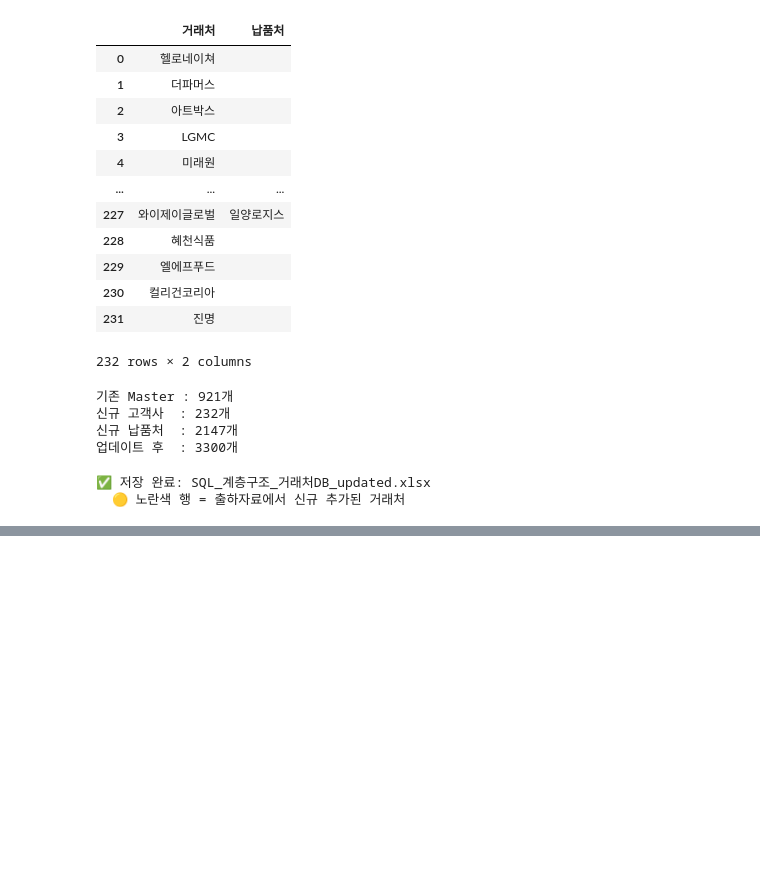
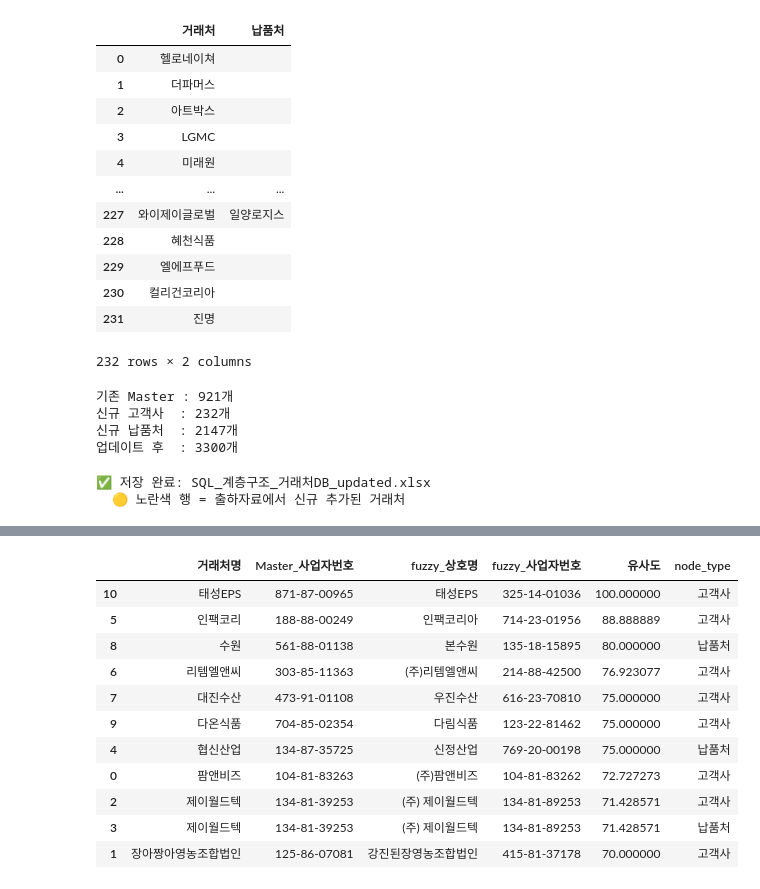
Before and after one commit to kevinkor0330-prog/31, a Jupyter notebook: psql_insert/hierarchy/build_hiarchy_table_V4.ipynb, the cells around one changed output, grey strips where cells are left out. Cells and saved outputs as stored; diff of their text form; code cells hidden in the pictures; blank space fills up the shorter version.

```diff
--- a/psql_insert/hierarchy/build_hiarchy_table_V4.ipynb
+++ b/psql_insert/hierarchy/build_hiarchy_table_V4.ipynb
@@ -785,0 +901,13 @@ print("  🟡 노란색 행 = 출하자료에서 신규 추가된 거래처")
+# %%
+# left_only: Master에는 있는데 홈택스에 없는 것
+left_only = merged[merged["_merge"] == "left_only"]
+print(f"left_only: {len(left_only)}개")
+
+# right_only: 홈택스에는 있는데 Master에 없는 것
+right_only = merged[merged["_merge"] == "right_only"]
+print(f"right_only: {len(right_only)}개")
+print()
+
+# right_only 샘플 - 홈택스에만 있는 거래처들
+print("【홈택스에만 있는 거래처 샘플】")
+print(right_only[["홈택스_거래처등록번호", "홈택스_거래처상호"]].head(20).to_string())
@@ -785,0 +943,61 @@ print("  🟡 노란색 행 = 출하자료에서 신규 추가된 거래처")
+# %%
+from rapidfuzz import process, fuzz
+
+# 홈택스 상호명 리스트
+hometax_names = df_hometax["홈택스_거래처상호"].dropna().tolist()
+hometax_biz   = df_hometax[["홈택스_거래처등록번호", "홈택스_거래처상호"]].dropna()
+
+# ── 케이스 1: 사업자번호 없는 것 ──────────────
+# 거래처명으로만 fuzzy
+no_biz = left_only[left_only["사업자번호"].isna()].copy()
+
+no_biz_results = []
+for _, row in no_biz.iterrows():
+    match = process.extractOne(
+        row["거래처명"],
+        hometax_names,
+        scorer=fuzz.token_sort_ratio,
+        score_cutoff=70          # 70% 이상만
+    )
+    if match:
+        no_biz_results.append({
+            "거래처명"        : row["거래처명"],
+            "fuzzy_상호명"    : match[0],
+            "유사도"          : match[1],
+            "node_type"       : row["node_type"],
+        })
+
+df_no_biz_fuzzy = pd.DataFrame(no_biz_results).sort_values("유사도", ascending=False)
+print(f"사업자번호 없는 것 중 fuzzy 매칭: {len(df_no_biz_fuzzy)}개")
+df_no_biz_fuzzy
+
+# ── 케이스 2: 사업자번호 있는데 매칭 실패 ──────
+# 거래처명 + 사업자번호 둘 다 활용
+has_biz = left_only[left_only["사업자번호"].notna()].copy()
+
+has_biz_results = []
+for _, row in has_biz.iterrows():
+    match = process.extractOne(
+        row["거래처명"],
+        hometax_names,
+        scorer=fuzz.token_sort_ratio,
+        score_cutoff=70
+    )
+    if match:
+        # 매칭된 홈택스 상호명의 사업자번호도 가져오기
+        matched_biz = hometax_biz[
+            hometax_biz["홈택스_거래처상호"] == match[0]
+        ]["홈택스_거래처등록번호"].values
+        has_biz_results.append({
+            "거래처명"          : row["거래처명"],
+            "Master_사업자번호" : row["사업자번호"],
+            "fuzzy_상호명"      : match[0],
+            "fuzzy_사업자번호"  : matched_biz[0] if len(matched_biz) > 0 else None,
+            "유사도"            : match[1],
+            "node_type"         : row["node_type"],
+        })
+
+df_has_biz_fuzzy = pd.DataFrame(has_biz_results).sort_values("유사도", ascending=False)
+print(f"사업자번호 있는데 매칭 실패 중 fuzzy 매칭: {len(df_has_biz_fuzzy)}개")
+df_has_biz_fuzzy
+# %% [output]
@@ -785,0 +1006,12 @@ print("  🟡 노란색 행 = 출하자료에서 신규 추가된 거래처")
+|  | 거래처명 | Master_사업자번호 | fuzzy_상호명 | fuzzy_사업자번호 | 유사도 | node_type |
+| 10 | 태성EPS | 871-87-00965 | 태성EPS | 325-14-01036 | 100.000000 | 고객사 |
+| 5 | 인팩코리 | 188-88-00249 | 인팩코리아 | 714-23-01956 | 88.888889 | 고객사 |
+| 8 | 수원 | 561-88-01138 | 본수원 | 135-18-15895 | 80.000000 | 납품처 |
+| 6 | 리템엘앤씨 | 303-85-11363 | (주)리템엘앤씨 | 214-88-42500 | 76.923077 | 고객사 |
+| 7 | 대진수산 | 473-91-01108 | 우진수산 | 616-23-70810 | 75.000000 | 고객사 |
+| 9 | 다온식품 | 704-85-02354 | 다림식품 | 123-22-81462 | 75.000000 | 고객사 |
+| 4 | 협신산업 | 134-87-35725 | 신정산업 | 769-20-00198 | 75.000000 | 납품처 |
+| 0 | 팜앤비즈 | 104-81-83263 | (주)팜앤비즈 | 104-81-83262 | 72.727273 | 고객사 |
+| 2 | 제이월드텍 | 134-81-39253 | (주) 제이월드텍 | 134-81-89253 | 71.428571 | 고객사 |
+| 3 | 제이월드텍 | 134-81-39253 | (주) 제이월드텍 | 134-81-89253 | 71.428571 | 납품처 |
+| 1 | 장아짱아영농조합법인 | 125-86-07081 | 강진된장영농조합법인 | 415-81-37178 | 70.000000 | 고객사 |
```
Also changed, not shown: parts of 7 cells of this notebook, 12 other files.
